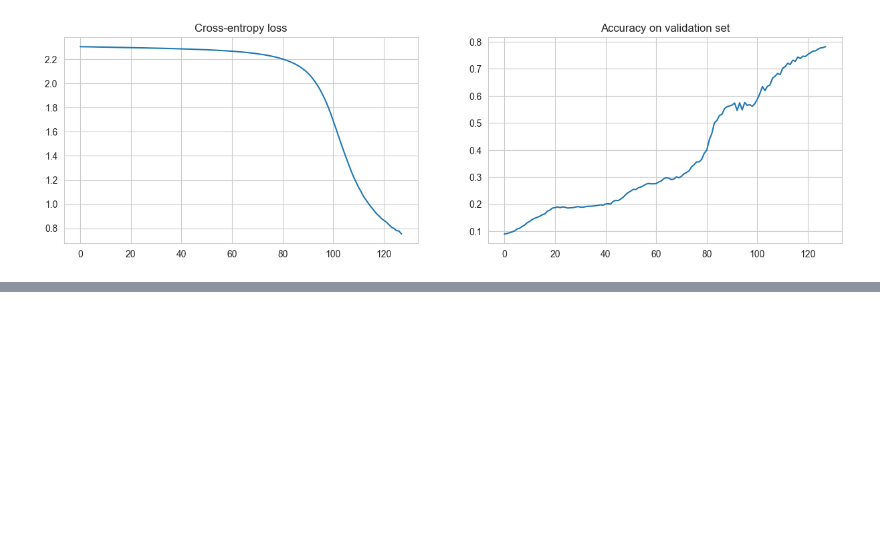
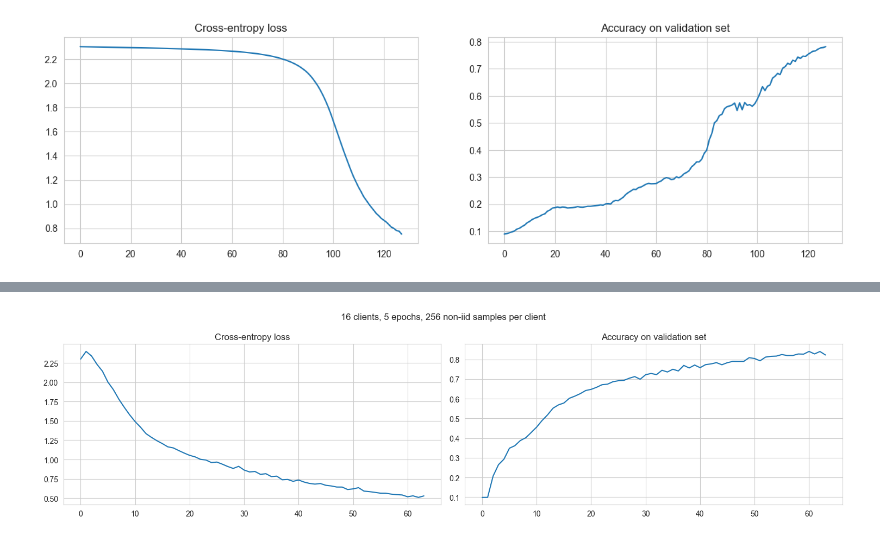
Before and after one commit to vornao/cl-project, a Jupyter notebook: src/test.ipynb, the cells around one changed output, grey strips where cells are left out. Cells and saved outputs as stored; diff of their text form; code cells hidden in the pictures; blank space fills up the shorter version.

```diff
--- a/src/test.ipynb
+++ b/src/test.ipynb
@@ -291,0 +323,16 @@ We will now proceed to assess performance of all the models in different scenari
+# %%
+model_niid  = MNISTConvNet()
+server_niid = MNISTFederatedServer(model=model_niid, test_loader=val)
+
+clients = init_clients(
+   num_clients=16,
+   local_epochs=5,
+   lr=1e-2,
+   train_dataset=train,
+   n_samples=256,
+   device='mps',
+   weight_decay=1e-10,
+   sample_method='niid'
+)
+
+loss_niid, acc_niid = server_niid.start_train(clients, n_rounds=64, n_jobs=8)
@@ -291,0 +390,18 @@ We will now proceed to assess performance of all the models in different scenari
+# %%
+# save history
+with open('../histories/history_niid.pkl', 'wb') as f:
+    pickle.dump({'loss': loss_niid, 'accuracy': acc_niid}, f)
+
+# plot history with seaborn
+fig, axs = plt.subplots(1, 2, figsize=(15, 4))
+axs[0].plot(loss_niid)
+axs[0].set_title('Cross-entropy loss')
+axs[1].plot(acc_niid)
+axs[1].set_title('Accuracy on validation set')
+
+# set suptitle
+fig.suptitle('16 clients, 5 epochs, 256 non-iid samples per client')
+fig.tight_layout()
+plt.show()
+# %% [output]
+[figure, added]
```
Also changed, not shown: parts of 19 cells of this notebook, 4 other files.
